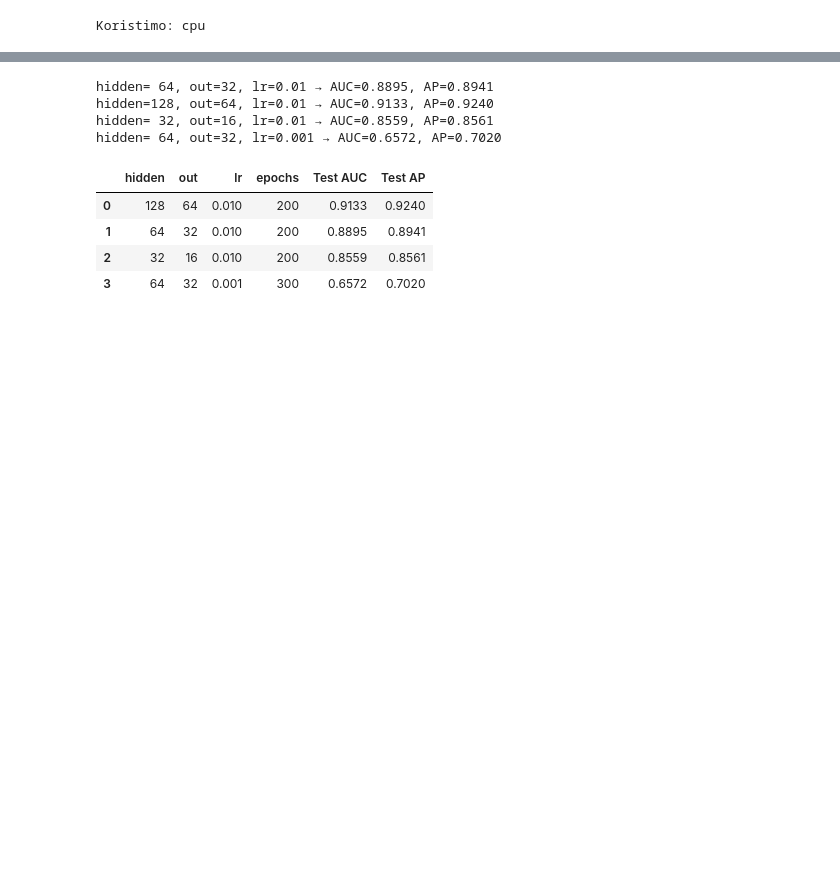
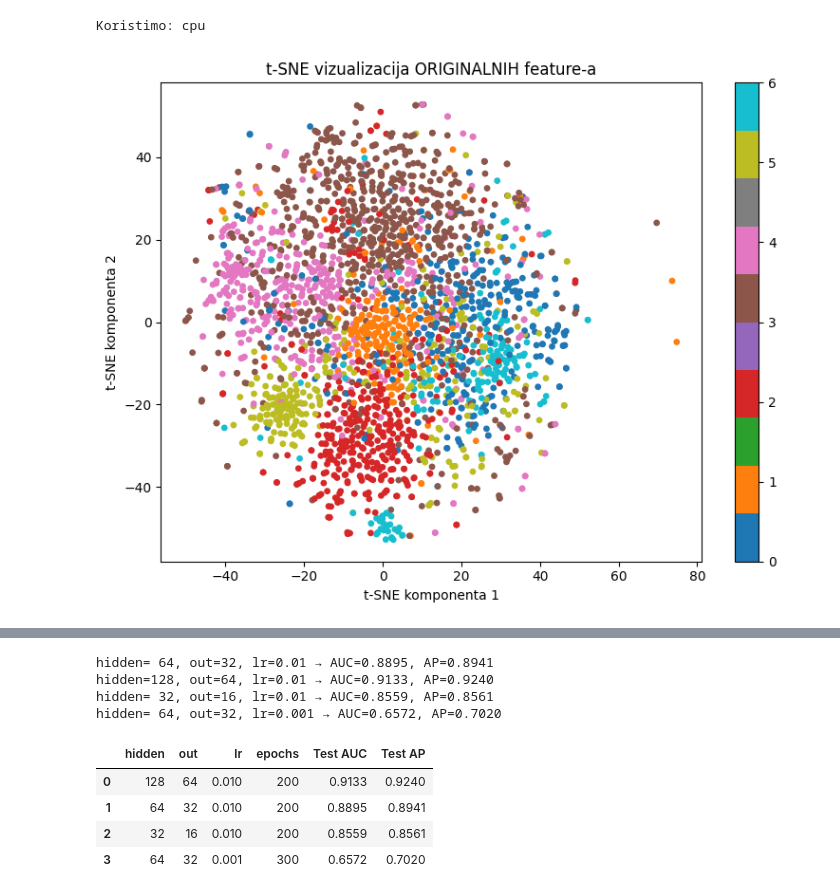
Before and after one commit to ZarijaTrtovic/gnn-link-prediction, a Jupyter notebook: notebooks/VGAE.ipynb, the cells around one changed output, grey strips where cells are left out. Cells and saved outputs as stored; diff of their text form; code cells hidden in the pictures; blank space fills up the shorter version.

Commit message:
gae i vgae on citeseer and t-sne

```diff
--- a/notebooks/VGAE.ipynb
+++ b/notebooks/VGAE.ipynb
@@ -20,6 +22,37 @@ data = train_test_split_edges(data)
 data = data.to(device)
 # %% [output]
 Koristimo: cpu
+# %%
+# t-SNE
+
+tsne = TSNE(
+    n_components=2,
+    random_state=42,
+    perplexity=30
+)
+
+x_2d = tsne.fit_transform(data.x.cpu().numpy())
+
+plt.figure(figsize=(8,6))
+
+scatter = plt.scatter(
+    x_2d[:, 0],
+    x_2d[:, 1],
+    c=data.y.cpu().numpy(),
+    cmap='tab10',
+    s=15
+)
+
+plt.colorbar(scatter)
+plt.title("t-SNE vizualizacija ORIGINALNIH feature-a")
+plt.xlabel("t-SNE komponenta 1")
+plt.ylabel("t-SNE komponenta 2")
+
+plt.tight_layout()
+plt.savefig('../results/vgae_tSne_feature.png', dpi=150)
+plt.show()
+# %% [output]
+[figure, added]
 # %%
 from torch_geometric.nn import GCNConv
 
```
Also changed, not shown: parts of 3 cells of this notebook, 17 other files.
